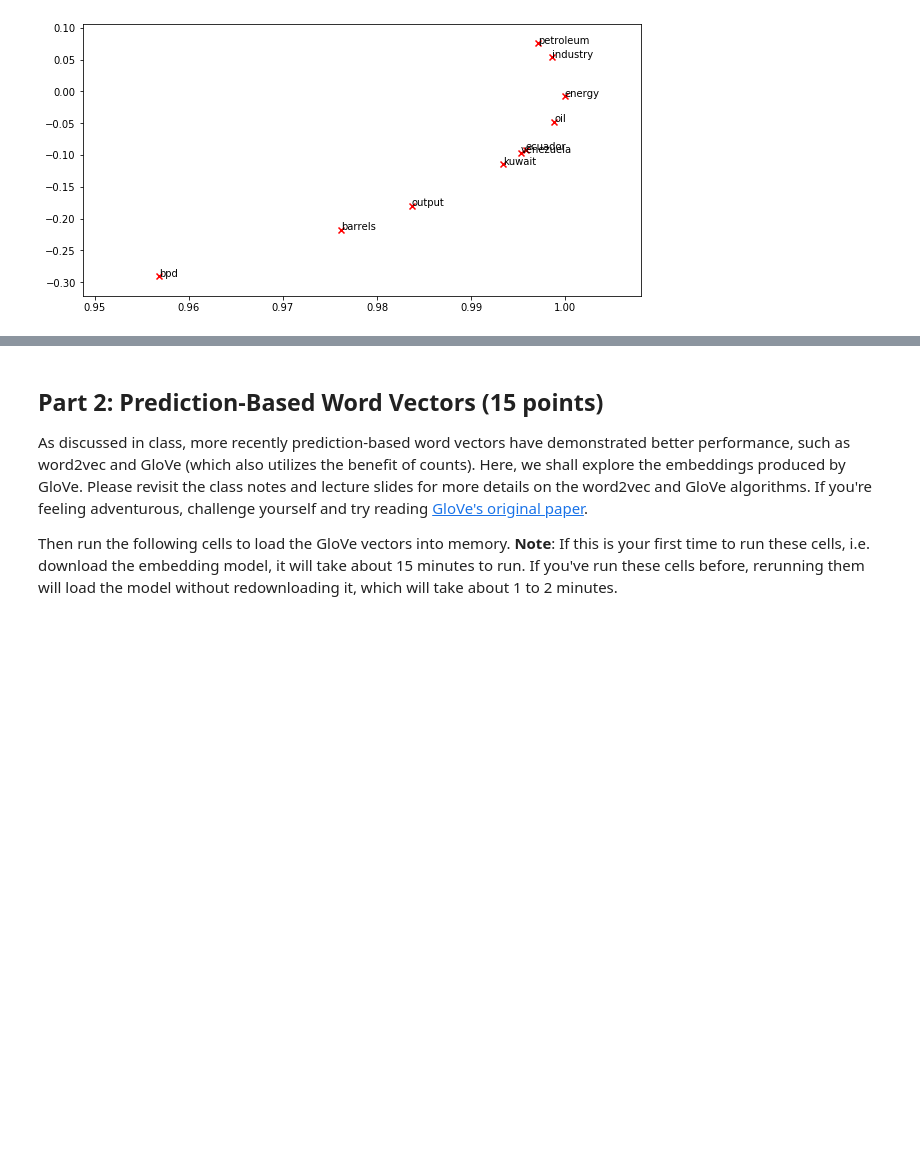
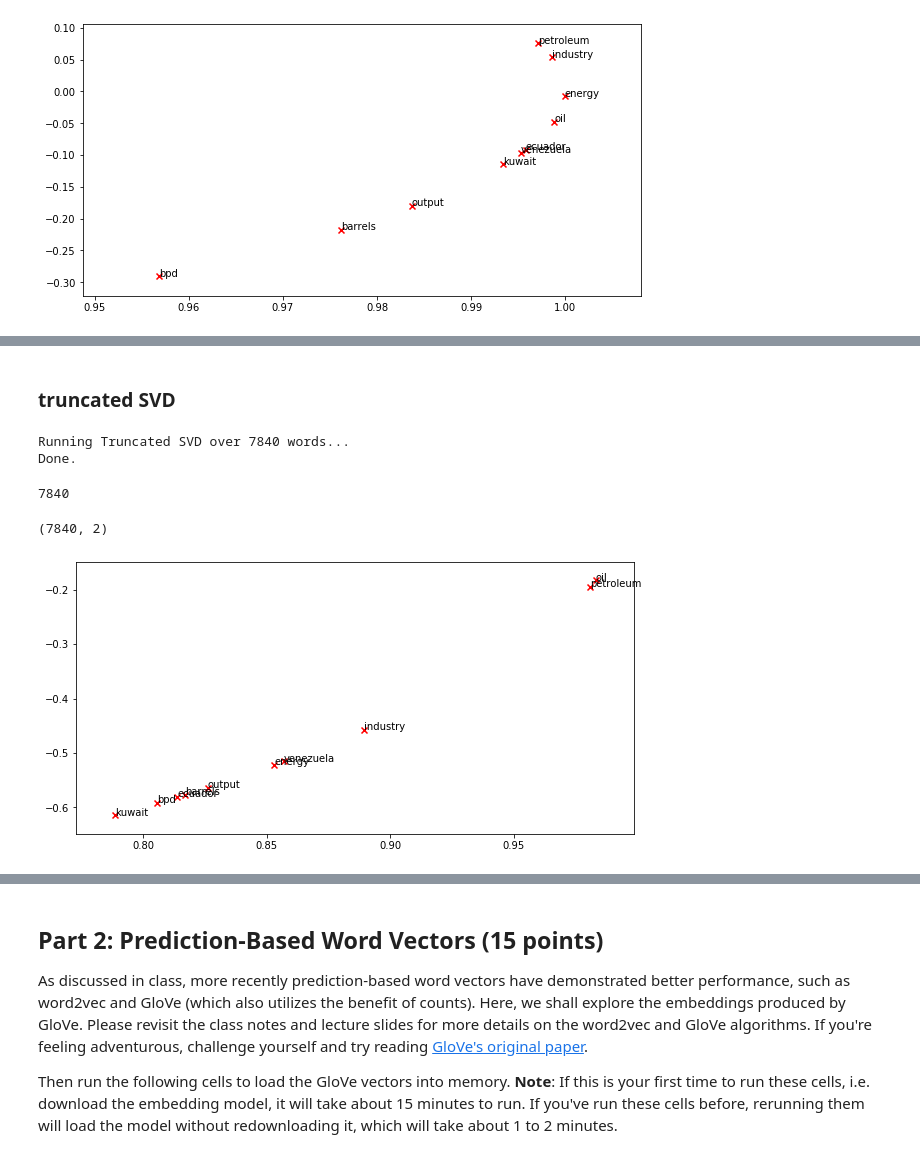
Before and after one commit to anhquan0412/nlp_practice, a Jupyter notebook: s1/exploring_word_vectors.ipynb, the cells around one changed output, grey strips where cells are left out. Saved outputs shown, nothing was run; the diff lists cells and outputs as text; code cells hidden in the pictures; blank space fills up the shorter version.

Commit message:
try tfidf

```diff
--- a/s1/exploring_word_vectors.ipynb
+++ b/s1/exploring_word_vectors.ipynb
@@ -419,0 +435,5 @@ plot_embeddings(M_normalized, word2Ind_co_occurrence, words)
+# %%
+temp2 = [' '.join([w.lower() for w in list(reuters.words(f))]) for f in reuters.fileids("crude")]
+# %%
+tfidf = TfidfVectorizer(stop_words='english')
+tf_mat = tfidf.fit_transform(temp2) # (documents, vocab)
@@ -419,0 +444,26 @@ plot_embeddings(M_normalized, word2Ind_co_occurrence, words)
+# %% [markdown]
+### truncated SVD
+# %%
+tf_reduced = reduce_to_k_dim(tf_mat.T, k=2)
+# %% [output]
+Running Truncated SVD over 7840 words...
+Done.
+# %%
+len(tfidf.get_feature_names())
+# %% [output]
+7840
+# %%
+tf_reduced.shape
+# %% [output]
+(7840, 2)
+# %%
+word2Ind_tfidf = {v:k for k,v in enumerate(tfidf.get_feature_names())}
+# %%
+tf_len = np.linalg.norm(tf_reduced, axis=1)
+tf_normalized = tf_reduced / tf_len[:, np.newaxis] # normalize by broadcasting
+
+words = ['barrels', 'bpd', 'ecuador', 'energy', 'industry', 'kuwait', 'oil', 'output', 'petroleum', 'venezuela']
+
+plot_embeddings(tf_normalized, word2Ind_tfidf, words)
+# %% [output]
+[figure, added]
```
Also changed, not shown: parts of 16 cells of this notebook.
